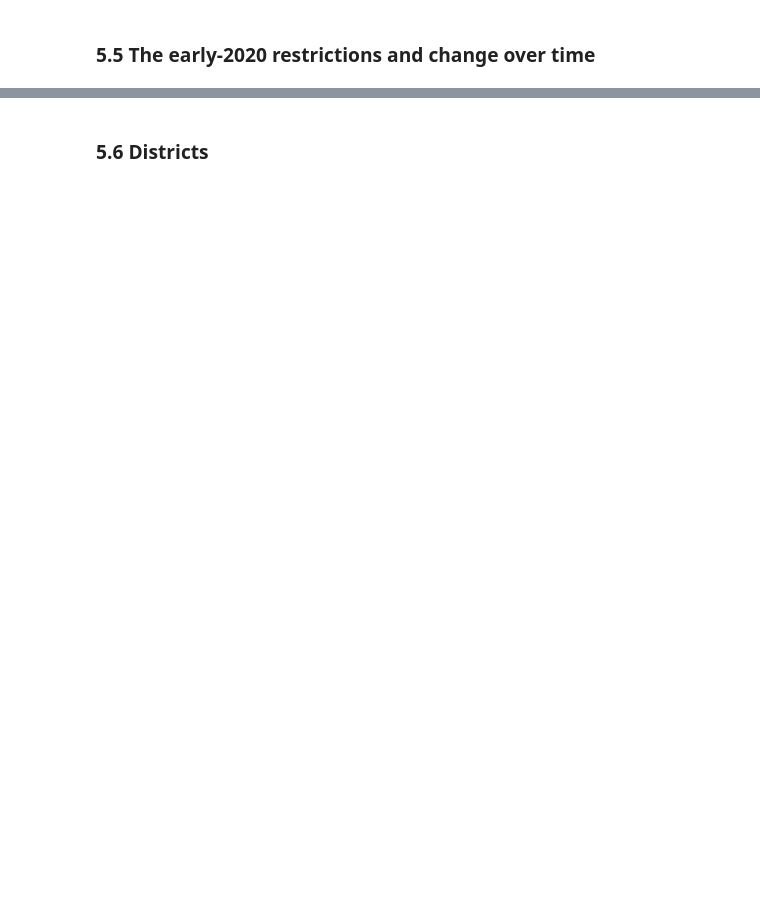
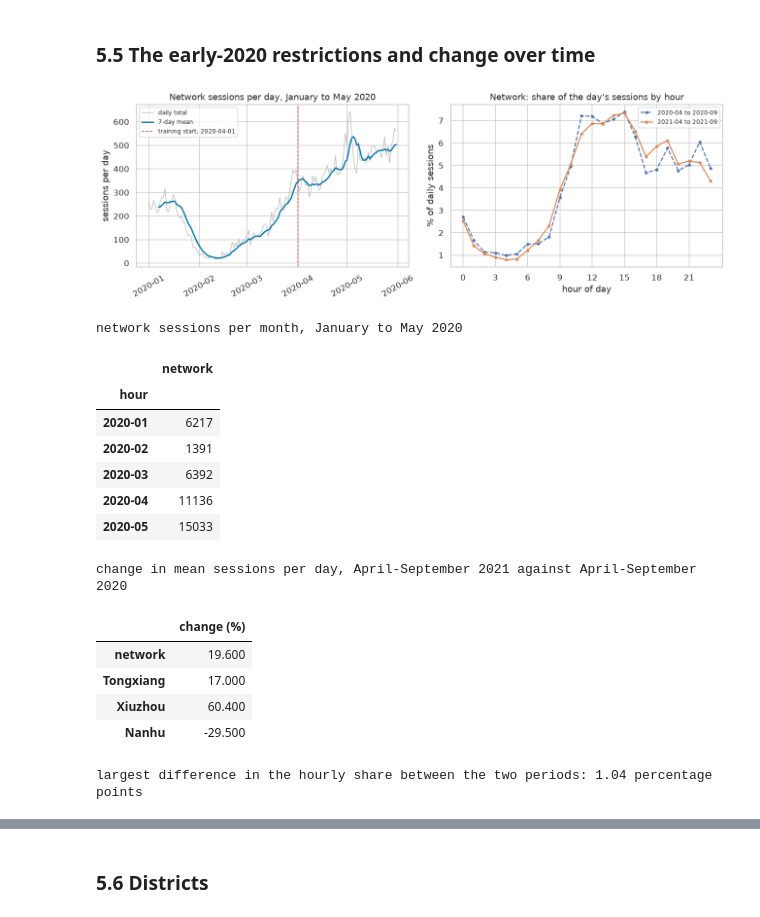
Before and after one commit to AmirMasnavi/MINDD, a Jupyter notebook: project2/Task1.ipynb, the cells around one changed output, grey strips where cells are left out. Cells and saved outputs as stored; diff of their text form; code cells hidden in the pictures; blank space fills up the shorter version.

```diff
--- a/project2/Task1.ipynb
+++ b/project2/Task1.ipynb
@@ -177,2 +814,64 @@ with timed("2 Reading and checking the file"):
 # %% [markdown]
 ### 5.5 The early-2020 restrictions and change over time
+# %%
+with timed("5 Exploratory analysis"):
+    early = daily.loc["2020-01-01":"2020-05-31", "network"]
+    month_totals = monthly.loc[["2020-01", "2020-02", "2020-03", "2020-04", "2020-05"], "network"]
+    shape = {}
+    for label, lo, hi in [("2020-04 to 2020-09", "2020-04-01", "2020-09-30 23:00"),
+                          ("2021-04 to 2021-09", "2021-04-01", "2021-09-30 23:00")]:
+        part = series.loc[lo:hi, "network"]
+        shape[label] = part.groupby(part.index.hour).mean()
+    shape = pd.DataFrame(shape)
+    share = shape / shape.sum()
+
+    fig, axes = plt.subplots(1, 2, figsize=(12, 4.2))
+    axes[0].plot(early.index, early.values, color="0.7", lw=0.8, label="daily total")
+    axes[0].plot(early.index, early.rolling(7).mean(), color=LEVEL_COLORS["network"], lw=1.8, label="7-day mean")
+    axes[0].axvline(TRAIN_FROM, color="tab:red", ls="--", lw=1, label="training start, 2020-04-01")
+    axes[0].set(title="Network sessions per day, January to May 2020", ylabel="sessions per day")
+    axes[0].legend(fontsize=8)
+    axes[0].tick_params(axis="x", rotation=30)
+    for col, style in zip(share.columns, ["--", "-"]):
+        axes[1].plot(share.index, share[col] * 100, ls=style, marker="o", ms=3, label=col)
+    axes[1].set(title="Network: share of the day's sessions by hour", xlabel="hour of day",
+                ylabel="% of daily sessions", xticks=range(0, 24, 3))
+    axes[1].legend(fontsize=8)
+    fig.tight_layout()
+    save_fig("05_5_change_over_time", fig)
+    plt.show()
+
+growth = daily.loc["2021-04-01":"2021-09-30"].mean() / daily.loc["2020-04-01":"2020-09-30"].mean() - 1
+print("network sessions per month, January to May 2020")
+display(month_totals.to_frame())
+print("change in mean sessions per day, April-September 2021 against April-September 2020")
+display((growth * 100).round(1).to_frame("change (%)"))
+print(f"largest difference in the hourly share between the two periods: {(share.diff(axis=1).iloc[:, 1].abs().max()) * 100:.2f} "
+      "percentage points")
+results["month_totals_2020"] = {k: int(v) for k, v in month_totals.items()}
+results["growth_2021_vs_2020_apr_sep"] = {lvl: r(v, 3) for lvl, v in growth.items()}
+add_decision(
+    "D07", "5.5",
+    "Training rows start on 2020-04-01, which confirms the Project 1 boundary; January to March 2020 serve only as "
+    "lag history.",
+    f"Network sessions were {month_totals['2020-01']:,} in January 2020, {month_totals['2020-02']:,} in February and "
+    f"{month_totals['2020-03']:,} in March, and {month_totals['2020-04']:,} in April; the February collapse belongs to "
+    "the first COVID-19 restrictions and not to the demand the models must learn.",
+)
+# %% [output]
+[figure, added]
+network sessions per month, January to May 2020
+|  | network |
+| hour |  |
+| 2020-01 | 6217 |
+| 2020-02 | 1391 |
+| 2020-03 | 6392 |
+| 2020-04 | 11136 |
+| 2020-05 | 15033 |
+change in mean sessions per day, April-September 2021 against April-September 2020
+|  | change (%) |
+| network | 19.600 |
+| Tongxiang | 17.000 |
+| Xiuzhou | 60.400 |
+| Nanhu | -29.500 |
+largest difference in the hourly share between the two periods: 1.04 percentage points
```
Also changed, not shown: parts of 59 cells of this notebook, 38 other files.
